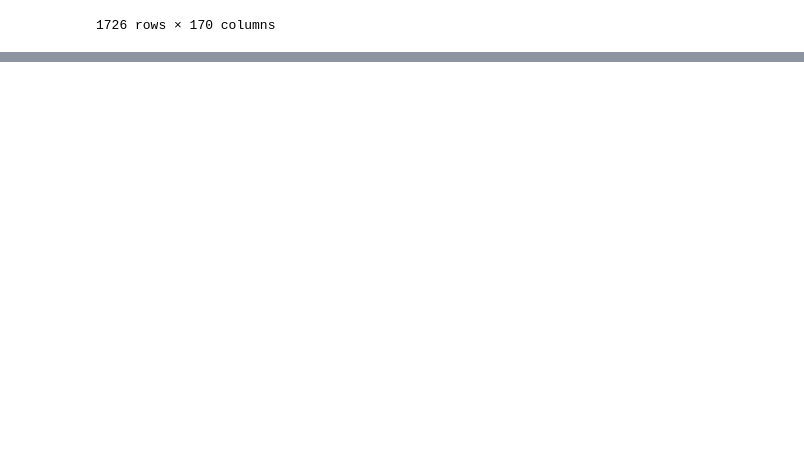
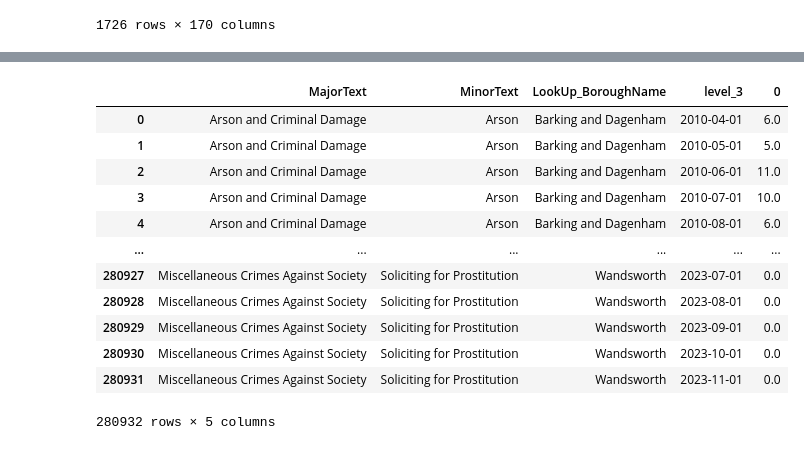
Before and after one commit to JamieW365/londoncrime, a Jupyter notebook: notebooks/exploratory/jw-1-initial-exploration.ipynb, the cells around one changed output, grey strips where cells are left out. Cells and saved outputs as stored; diff of their text form; code cells hidden in the pictures; blank space fills up the shorter version.

Commit message:
reshape data to time series

```diff
--- a/notebooks/exploratory/jw-1-initial-exploration.ipynb
+++ b/notebooks/exploratory/jw-1-initial-exploration.ipynb
@@ -451,0 +458,3 @@ len(df_historical), len(df_unique)
+# %%
+df_reshaped = df_total.set_index(['MajorText', 'MinorText', 'LookUp_BoroughName']).stack().reset_index().copy()
+df_reshaped.head()
@@ -451,0 +498,17 @@ len(df_historical), len(df_unique)
+# %%
+df_reshaped['level_3'] = pd.to_datetime(df_reshaped['level_3'], format='%Y%m')
+df_reshaped
+# %% [output]
+|  | MajorText | MinorText | LookUp_BoroughName | level_3 | 0 |
+| 0 | Arson and Criminal Damage | Arson | Barking and Dagenham | 2010-04-01 | 6.0 |
+| 1 | Arson and Criminal Damage | Arson | Barking and Dagenham | 2010-05-01 | 5.0 |
+| 2 | Arson and Criminal Damage | Arson | Barking and Dagenham | 2010-06-01 | 11.0 |
+| 3 | Arson and Criminal Damage | Arson | Barking and Dagenham | 2010-07-01 | 10.0 |
+| 4 | Arson and Criminal Damage | Arson | Barking and Dagenham | 2010-08-01 | 6.0 |
+| ... | ... | ... | ... | ... | ... |
+| 280927 | Miscellaneous Crimes Against Society | Soliciting for Prostitution | Wandsworth | 2023-07-01 | 0.0 |
+| 280928 | Miscellaneous Crimes Against Society | Soliciting for Prostitution | Wandsworth | 2023-08-01 | 0.0 |
+| 280929 | Miscellaneous Crimes Against Society | Soliciting for Prostitution | Wandsworth | 2023-09-01 | 0.0 |
+| 280930 | Miscellaneous Crimes Against Society | Soliciting for Prostitution | Wandsworth | 2023-10-01 | 0.0 |
+| 280931 | Miscellaneous Crimes Against Society | Soliciting for Prostitution | Wandsworth | 2023-11-01 | 0.0 |
+280932 rows × 5 columns
```
Also changed, not shown: parts of 12 cells of this notebook.
